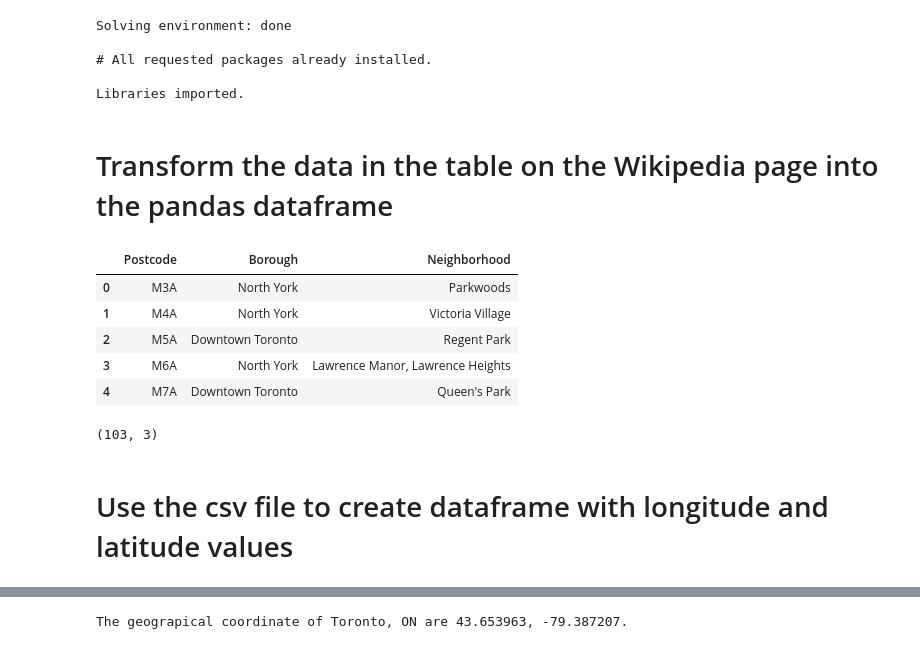
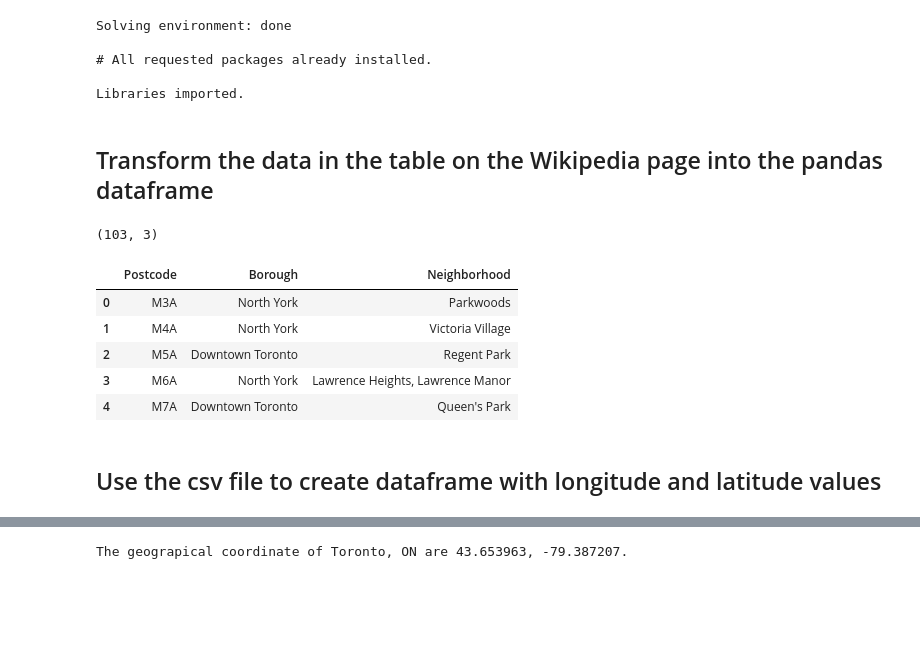
Before and after one commit to mtuantruong/coursera.capstone, a Jupyter notebook: Segmenting & Clustering.ipynb, the cells around one changed output, grey strips where cells are left out. Cells and saved outputs as stored; diff of their text form; code cells hidden in the pictures; blank space fills up the shorter version.

```diff
--- a/Segmenting & Clustering.ipynb
+++ b/Segmenting & Clustering.ipynb
@@ -24,4 +26,4 @@ Solving environment: done
 
 Libraries imported.
 # %% [markdown]
-# Transform the data in the table on the Wikipedia page into the pandas dataframe
+## Transform the data in the table on the Wikipedia page into the pandas dataframe
@@ -34,72 +30,64 @@ table = soup.find('table',{'class':'wikitable sortable'})
 # %%
-#get headers:
+website_url = requests.get('https://en.wikipedia.org/wiki/List_of_postal_codes_of_Canada:_M').text
+
+#Using BeautifulSoup package
+soup = BeautifulSoup(website_url,'lxml')
+table = soup.find('table',{'class':'wikitable sortable'})
+
+#data clearning
 headers=table.findAll('th')
 for i, head in enumerate(headers): headers[i]=str(headers[i]).replace("<th>","").replace("</th>","").replace("\n","")
-
-#Find all items and skip first one:
 rows=table.findAll('tr')
 rows=rows[1:len(rows)]
-
-# skip all meta symbols and line feeds between rows:
 for i, row in enumerate(rows): rows[i] = str(rows[i]).replace("\n</td></tr>","").replace("<tr>\n<td>","")
-
-# make dataframe, expand rows and drop the old one:
 df=pd.DataFrame(rows)
 df[headers] = df[0].str.split("</td>\n<td>", n = 2, expand = True)
 df.drop(columns=[0],inplace=True)
 
-# skip not assigned boroughs:
+# drop not assigned boroughs
 df = df.drop(df[(df.Borough == "Not assigned")].index)
 # give "Not assigned" Neighborhoods same name as Borough:
 df.Neighbourhood.replace("Not assigned", df.Borough, inplace=True)
-
-# copy Borough value to Neighborhood if NaN:
+# if NA, copy Borough value to Neighborhood
 df.Neighbourhood.fillna(df.Borough, inplace=True)
-# drop duplicate rows:
+# drop duplicate rows
 df=df.drop_duplicates()
 
-# extract titles from columns
 df.update(
     df.Neighbourhood.loc[
         lambda x: x.str.contains('title')
     ].str.extract('title=\"([^\"]*)',expand=False))
-
 df.update(
     df.Borough.loc[
         lambda x: x.str.contains('title')
     ].str.extract('title=\"([^\"]*)',expand=False))
 
-# delete Toronto annotation from Neighbourhood:
 df.update(
     df.Neighbourhood.loc[
         lambda x: x.str.contains('Toronto')
     ].str.replace(", Toronto",""))
 df.update(
     df.Neighbourhood.loc[
         lambda x: x.str.contains('Toronto')
     ].str.replace("\(Toronto\)",""))
 
-# combine multiple neighborhoods with the same post code
 df2 = pd.DataFrame({'Postcode':df.Postcode.unique()})
 df2['Borough']=pd.DataFrame(list(set(df['Borough'].loc[df['Postcode'] == x['Postcode']])) for i, x in df2.iterrows())
 df2['Neighborhood']=pd.Series(list(set(df['Neighbourhood'].loc[df['Postcode'] == x['Postcode']])) for i, x in df2.iterrows())
 df2['Neighborhood']=df2['Neighborhood'].apply(lambda x: ', '.join(x))
-df2.dtypes
 
+print(df2.shape)
 df2.head()
 # %% [output]
+(103, 3)
 |  | Postcode | Borough | Neighborhood |
 | 0 | M3A | North York | Parkwoods |
 | 1 | M4A | North York | Victoria Village |
 | 2 | M5A | Downtown Toronto | Regent Park |
-| 3 | M6A | North York | Lawrence Manor, Lawrence Heights |
+| 3 | M6A | North York | Lawrence Heights, Lawrence Manor |
 | 4 | M7A | Downtown Toronto | Queen's Park |
-# %%
-df2.shape
-# %% [output]
-(103, 3)
 # %% [markdown]
-# Use the csv file to create dataframe with longitude and latitude values
+## Use the csv file to create dataframe with longitude and latitude values
 # %%
 dfll= pd.read_csv("http://cocl.us/Geospatial_data")
 dfll.rename(columns={'Postal Code':'Postcode'}, inplace=True)
```
Also changed, not shown: parts of 18 cells of this notebook.
